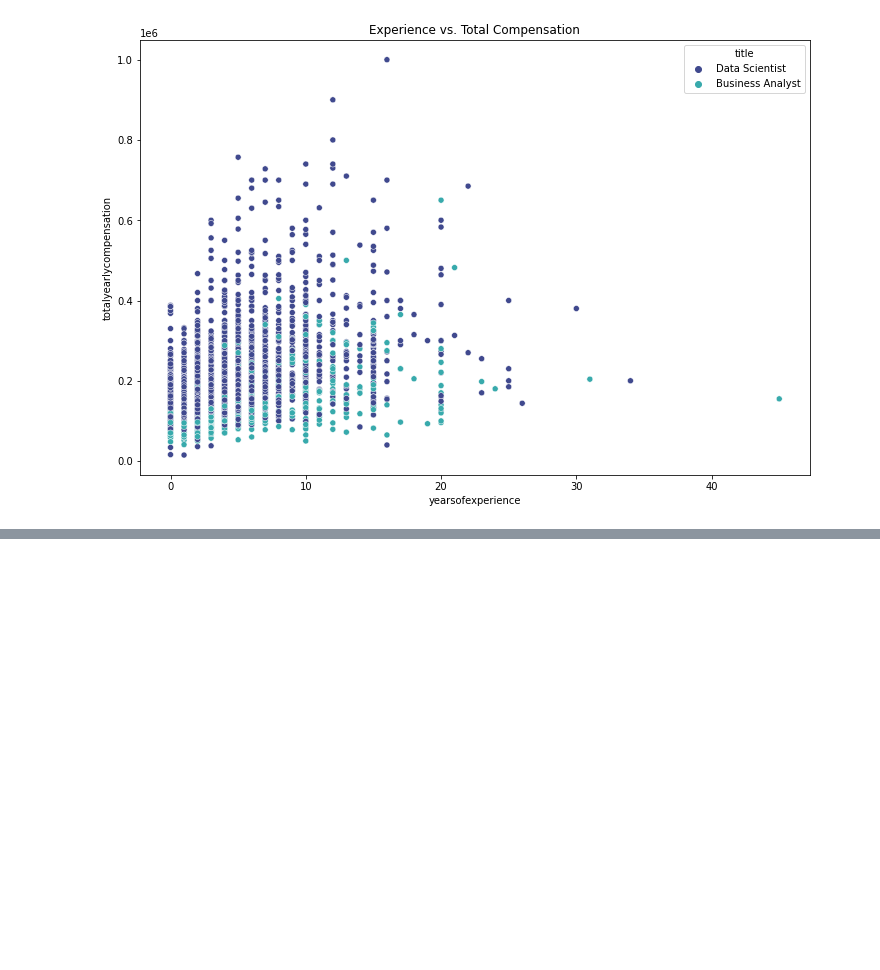
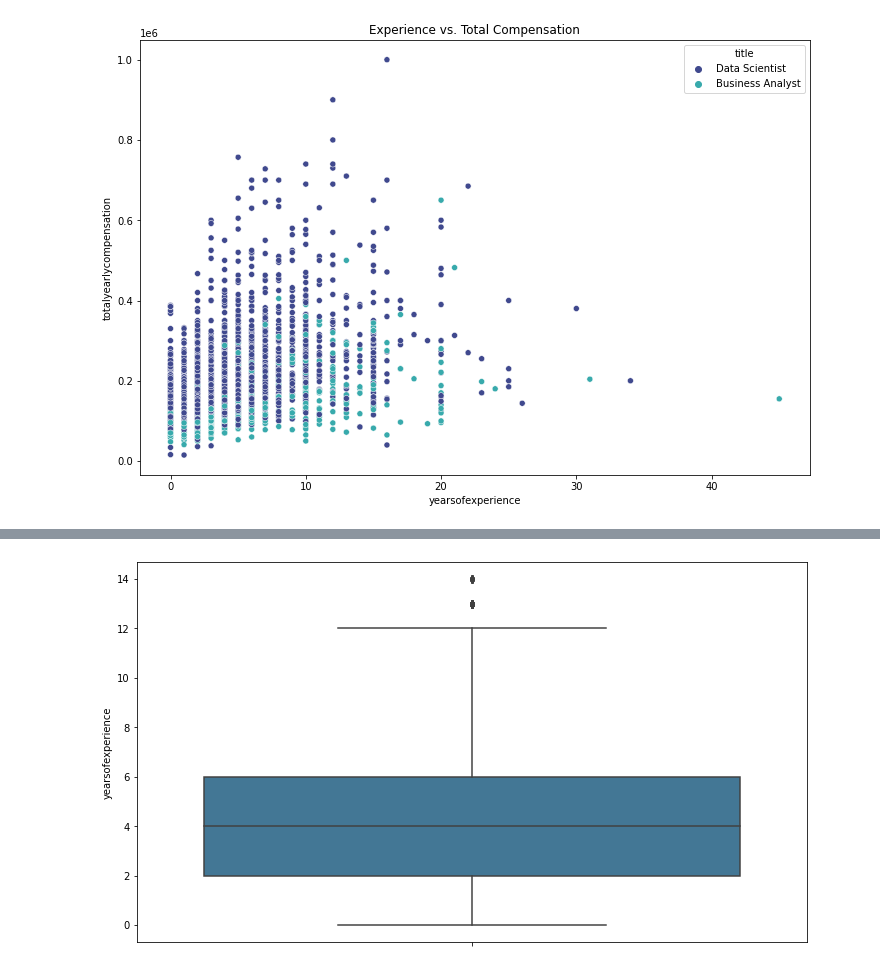
Before and after one commit to cllanesgit/GroupProject, a Jupyter notebook: Data_Science_Salary_Machine_Learning_Model.ipynb, the cells around one changed output, grey strips where cells are left out. Cells and saved outputs as stored; diff of their text form; code cells hidden in the pictures; blank space fills up the shorter version.

```diff
--- a/Data_Science_Salary_Machine_Learning_Model.ipynb
+++ b/Data_Science_Salary_Machine_Learning_Model.ipynb
@@ -422,0 +301,8 @@ plt.show()
+# %%
+# Eliminating outliers
+ml_df = ml_df[(ml_df.yearsofexperience >= lower_bound) & (ml_df.yearsofexperience <= upper_bound)]
+plt.figure(figsize=(12, 7))
+sns.boxplot(data = ml_df, y='yearsofexperience', palette = "mako")
+plt.show()
+# %% [output]
+[figure, added]
```
Also changed, not shown: parts of 48 cells of this notebook.
